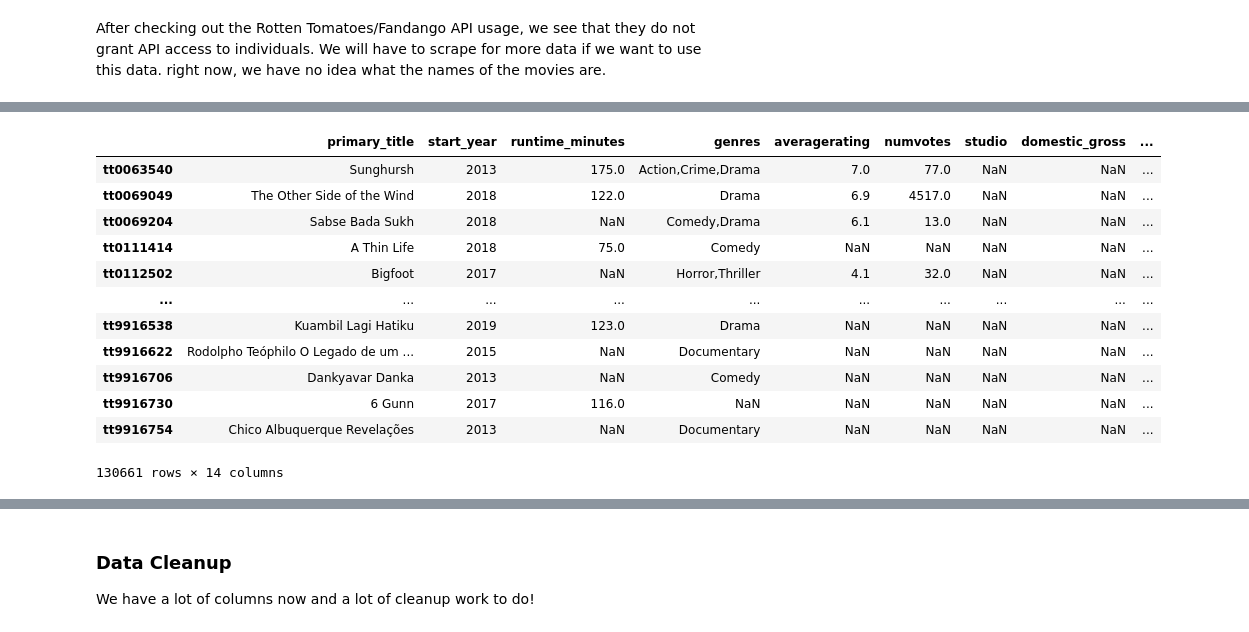
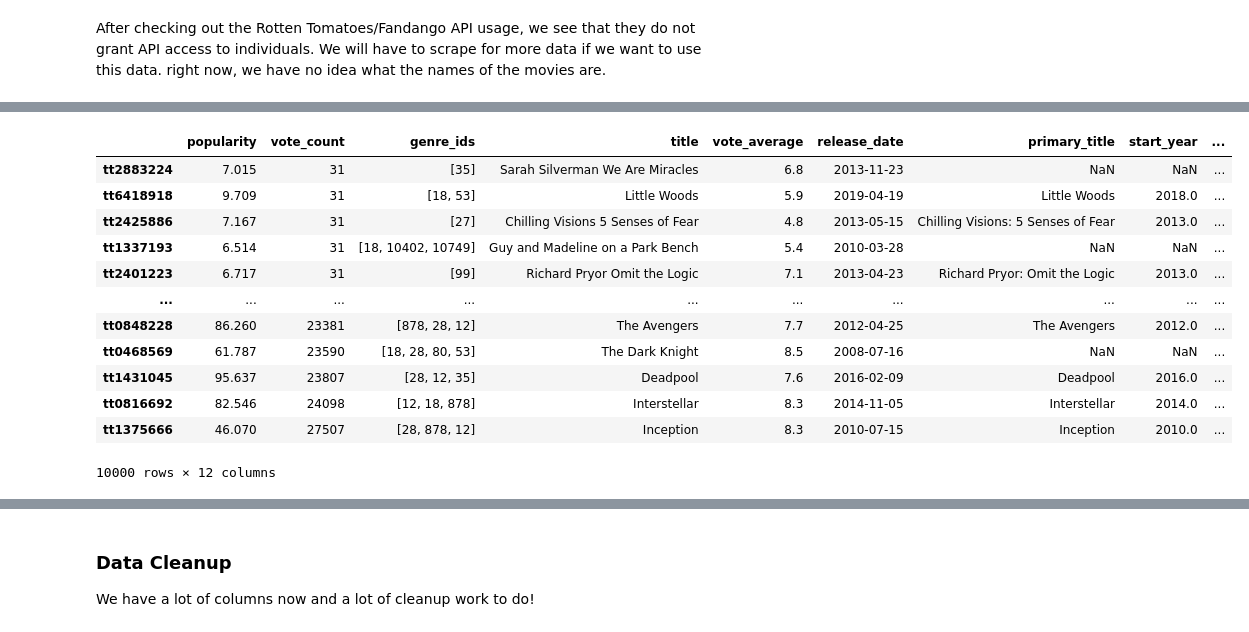
Before and after one commit to threnjen/dsc-mod-1-project-v2-1-online-ds-sp-000, a Jupyter notebook: student.ipynb, the cells around one changed output, grey strips where cells are left out. Drawn from its saved outputs; the diff is of its cells as text; code cells hidden in the pictures.

```diff
--- a/student.ipynb
+++ b/student.ipynb
@@ -461,9 +537,6 @@ tmdb_discover
 # %%
 #Now that we have replaced our TMDB id with IMDB id, we'll set the IMDB id as our index
 tmdb_discover.set_index('id', inplace=True)
-# %%
-# We no longer need the titles in this dataset, as we'll be merging it to our IMDB set on IMDB id
-tmdb_discover.drop(columns=['title'], inplace=True)
 # %%
 # confirming it worked
 tmdb_discover
@@ -1022,9 +1053,0 @@ imdb4.sort_values('runtime_minutes', ascending=False).head()
-# %%
-# Drop foreign language films. We'll create a dummy column by comparing on movie title, then we'll use that column's
-# boolean result to find and drop the films, then drop the dummy column
-imdb4['foreign'] = (imdb4['primary_title'] != imdb4['original_title'])
-imdb4.drop(imdb4[(imdb4['foreign'] == True)].index, inplace=True)
-imdb4.drop(columns=['foreign'], inplace=True)
-imdb4
-
-# It doesn't get rid of all of our foreign language films, but it did remove around 14,000.
@@ -1057,8 +1080,5 @@ See the caveats in the documentation: https://pandas.pydata.org/pandas-docs/stab
 # Set tconst movie id as index
 imdb4.set_index('tconst', inplace=True)
 
-# Drop all movies from 2020 or later
-imdb4.drop(imdb4[(imdb4['start_year'] >= 2020)].index, inplace=True)
-
 # Drop original_title column
 imdb4.drop(columns=['original_title'], inplace=True)
@@ -1143,5 +1130,0 @@ imdb4
-# %%
-# we're not interested in any movies that aren't even popular enough to have ratings on IMDB. We are dropping all movies
-# with no rating entries, and all movies with fewer than 100 votes
-imdb4.drop(imdb4[imdb4['averagerating'].isnull()].index, inplace=True)
-imdb4.drop(imdb4[imdb4['numvotes'] < 100].index, inplace=True)
@@ -1786,21 +1544,21 @@ imdb1 + imdb4 + bom + tmdb_movies (movie stats + user ratings and votes + 2nd mo
 # %%
 # We are joining our imdb4 with bom and tmdb_discover on the tconst which is the movie id
-first_join = imdb4.join([bom, tmdb_discover])
-first_join
+first_join = tmdb_discover.join(imdb4, how="left")
+first_join.sort_values('vote_count')
 
-# We are using imdb4 which is our primary movie set as the basis for the join. We want all records from this dataset,
+# We are using tmdb_discover which is our primary movie set as the basis for the join. We want all records from this dataset,
 # and any of records from the other datasets which match.
 # %% [output]
-|  | primary_title | start_year | runtime_minutes | genres | averagerating | numvotes | studio | domestic_gross | ... |
-| tt0063540 | Sunghursh | 2013 | 175.0 | Action,Crime,Drama | 7.0 | 77.0 | NaN | NaN | ... |
-| tt0069049 | The Other Side of the Wind | 2018 | 122.0 | Drama | 6.9 | 4517.0 | NaN | NaN | ... |
-| tt0069204 | Sabse Bada Sukh | 2018 | NaN | Comedy,Drama | 6.1 | 13.0 | NaN | NaN | ... |
-| tt0111414 | A Thin Life | 2018 | 75.0 | Comedy | NaN | NaN | NaN | NaN | ... |
-| tt0112502 | Bigfoot | 2017 | NaN | Horror,Thriller | 4.1 | 32.0 | NaN | NaN | ... |
+|  | popularity | vote_count | genre_ids | title | vote_average | release_date | primary_title | start_year | ... |
+| tt2883224 | 7.015 | 31 | [35] | Sarah Silverman We Are Miracles | 6.8 | 2013-11-23 | NaN | NaN | ... |
+| tt6418918 | 9.709 | 31 | [18, 53] | Little Woods | 5.9 | 2019-04-19 | Little Woods | 2018.0 | ... |
+| tt2425886 | 7.167 | 31 | [27] | Chilling Visions 5 Senses of Fear | 4.8 | 2013-05-15 | Chilling Visions: 5 Senses of Fear | 2013.0 | ... |
+| tt1337193 | 6.514 | 31 | [18, 10402, 10749] | Guy and Madeline on a Park Bench | 5.4 | 2010-03-28 | NaN | NaN | ... |
+| tt2401223 | 6.717 | 31 | [99] | Richard Pryor Omit the Logic | 7.1 | 2013-04-23 | Richard Pryor: Omit the Logic | 2013.0 | ... |
 | ... | ... | ... | ... | ... | ... | ... | ... | ... | ... |
-| tt9916538 | Kuambil Lagi Hatiku | 2019 | 123.0 | Drama | NaN | NaN | NaN | NaN | ... |
-| tt9916622 | Rodolpho Teóphilo O Legado de um ... | 2015 | NaN | Documentary | NaN | NaN | NaN | NaN | ... |
-| tt9916706 | Dankyavar Danka | 2013 | NaN | Comedy | NaN | NaN | NaN | NaN | ... |
-| tt9916730 | 6 Gunn | 2017 | 116.0 | NaN | NaN | NaN | NaN | NaN | ... |
-| tt9916754 | Chico Albuquerque Revelações | 2013 | NaN | Documentary | NaN | NaN | NaN | NaN | ... |
+| tt0848228 | 86.260 | 23381 | [878, 28, 12] | The Avengers | 7.7 | 2012-04-25 | The Avengers | 2012.0 | ... |
+| tt0468569 | 61.787 | 23590 | [18, 28, 80, 53] | The Dark Knight | 8.5 | 2008-07-16 | NaN | NaN | ... |
+| tt1431045 | 95.637 | 23807 | [28, 12, 35] | Deadpool | 7.6 | 2016-02-09 | Deadpool | 2016.0 | ... |
+| tt0816692 | 82.546 | 24098 | [12, 18, 878] | Interstellar | 8.3 | 2014-11-05 | Interstellar | 2014.0 | ... |
+| tt1375666 | 46.070 | 27507 | [28, 878, 12] | Inception | 8.3 | 2010-07-15 | Inception | 2010.0 | ... |
-130661 rows × 14 columns
+10000 rows × 12 columns
```
Also changed, not shown: parts of 151 cells of this notebook, 1 other file.
